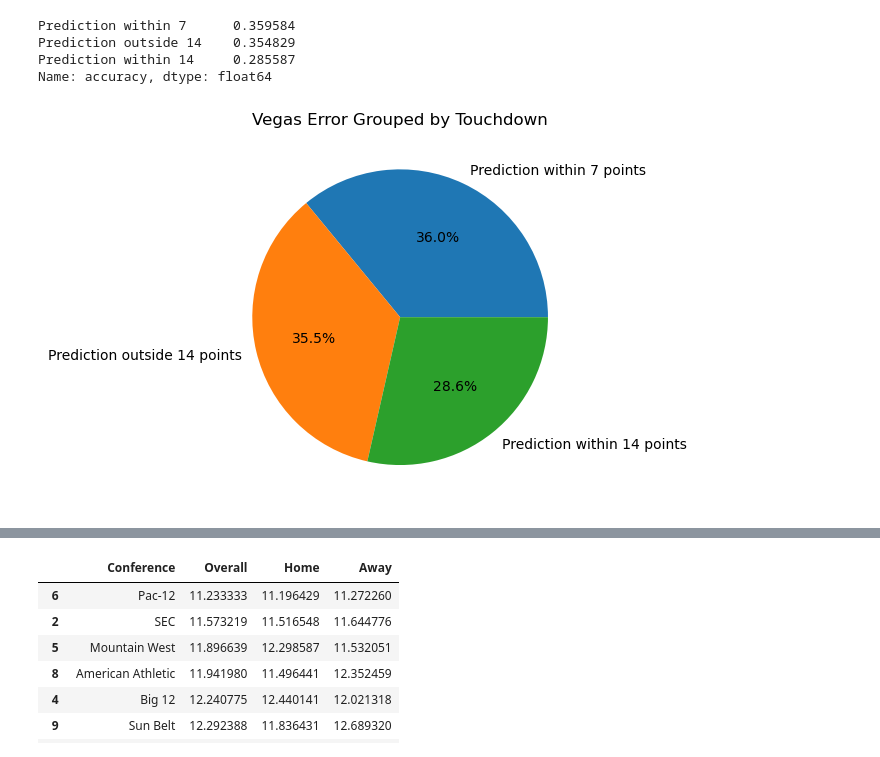
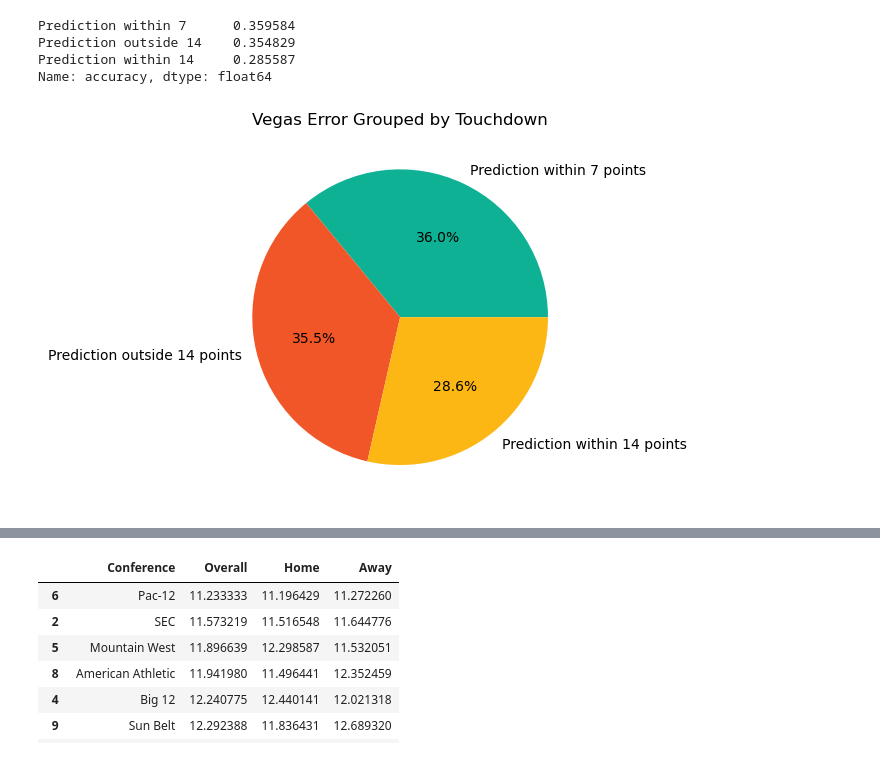
Before and after one commit to ajgrande615/DA9_CFB_Analysis, a Jupyter notebook: lines_data_ex.ipynb, the cells around one changed output, grey strips where cells are left out. Saved outputs shown, nothing was run; the diff lists cells and outputs as text; code cells hidden in the pictures.

```diff
--- a/lines_data_ex.ipynb
+++ b/lines_data_ex.ipynb
@@ -346,11 +336,12 @@ Prediction within 14     0.285587
 Name: accuracy, dtype: float64
 # %%
 names = ['Prediction within 7 points','Prediction outside 14 points', 'Prediction within 14 points']
-plt.pie(accuracy_pie, labels=names, autopct='%1.1f%%')
+colors = ['#0EB194','#F15628','#fcb714']
+plt.pie(accuracy_pie, labels=names, autopct='%1.1f%%',colors=colors)
 plt.title('Vegas Error Grouped by Touchdown')
 plt.show()
 # %% [output]
-[figure, old version]
+[figure, new version]
 # %%
 home_conf_sum = lines_fbs.groupby('home_conference')['vegas_error'].sum().sort_values(ascending=False).reset_index()
 home_conf_sum.columns = ['Conference','sum_home']
```
Also changed, not shown: parts of 14 cells of this notebook, 6 other files.
